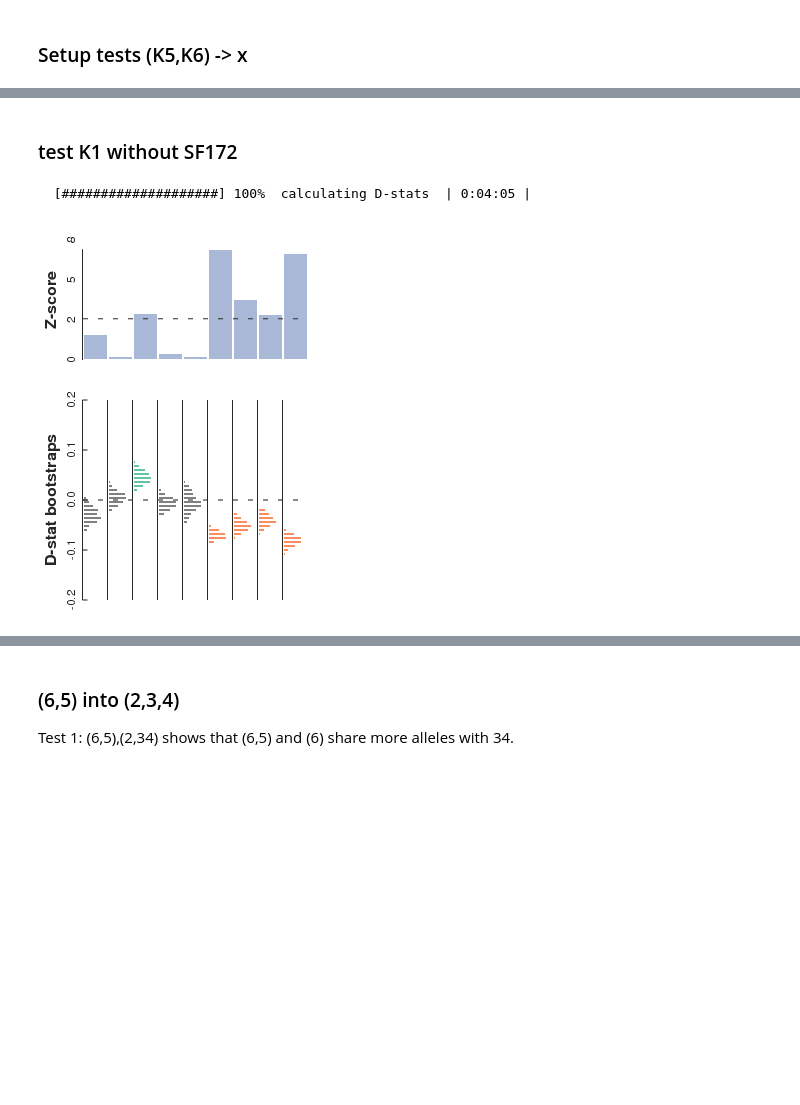
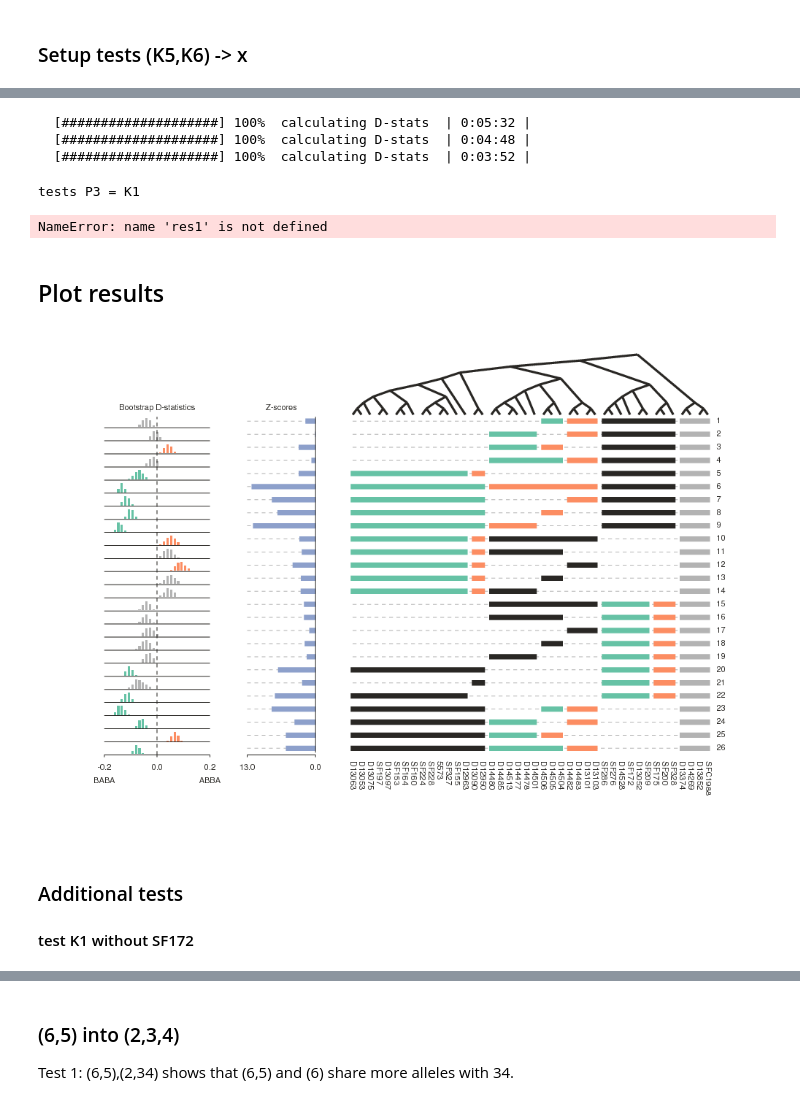
Before and after one commit to dereneaton/Canarium-GBS, a Jupyter notebook: abba-baba-Canarium.ipynb, the cells around one changed output, grey strips where cells are left out. Cells and saved outputs as stored; diff of their text form; code cells hidden in the pictures; blank space fills up the shorter version.

Commit message:
baba notebook up

```diff
--- a/abba-baba-Canarium.ipynb
+++ b/abba-baba-Canarium.ipynb
@@ -41,7 +42,7 @@ tree = {
 
     "K3": ["D14504", "D14506", "D14505"],
 
-    "K4": ["D14501", "D14478", "D14480", "D14513", "D14477"],
+    "K4": ["D14501", "D14478", "D14480", "D14485", "D14513", "D14477"],
 
     "K5": ["D13090", "D12950"],
 
@@ -302,4 +252,67 @@ baba.bootplot(rdict["K3m2"], bdict["K3m2"], width=300, alpha=0.01)
+# %%
+res1, boots1 = baba.batch(handle, tests_K1, 1, 1000, ipyclient)
+res2, boots2 = baba.batch(handle, tests_K2, 1, 1000, ipyclient)
+res3, boots3 = baba.batch(handle, tests_K3, 1, 1000, ipyclient)
+# %% [output]
+  [####################] 100%  calculating D-stats  | 0:05:32 |
+  [####################] 100%  calculating D-stats  | 0:04:48 |
+  [####################] 100%  calculating D-stats  | 0:03:52 |
+# %%
+boots1 = np.loadtxt("boots1.npy")
+boots2 = np.loadtxt("boots2.npy")
+boots3 = np.loadtxt("boots3.npy")
+allboots = np.loadtxt("allboots.npy")
+# %%
+print "tests P3 = K1"
+print res1
+print "\ntests P3 = K2,K3,K4"
+print res2
+print "\ntests P3 = K5,K6"
+print res3
+# %% [output]
+tests P3 = K1
+NameError: name 'res1' is not defined
+# %%
+## combine test dicts and boots arrays
+alltests = tests_K1 + tests_K2 + tests_K3
+allboots = np.concatenate([boots1, boots2, boots3])
+
+## save the boots arrays
+np.savetxt("boots1.npy", boots1)
+np.savetxt("boots2.npy", boots2)
+np.savetxt("boots3.npy", boots3)
+np.savetxt("allboots.npy", allboots)
+# %% [markdown]
+## Plot results
+# %%
+## load the tree
+tre = baba.Tree(newick)
+
+## plot with boots and several styling args
+canvas, axes = tre.draw(
+                     taxdicts=alltests,
+                     bootsarr=allboots,
+                     height=700,
+                     width=1000,
+                     use_edge_lengths=False,
+                     vlshow=False,
+                     vsize=0,
+                     show_tips=True,
+                     pct_tree_y=0.15,
+                     cex="11px",
+                     test_labels=True,
+                    )
+
+## save plot as PDF
+toyplot.pdf.render(canvas, "dstats_full.pdf")
+
+## embed in notebook
+canvas
+# %% [output]
+[figure, added]
 # %% [markdown]
-### test K1 without SF172
+### Additional tests
+
+#### test K1 without SF172
 # %%
 ## tests with p3=K1
@@ -367,10 +380,3 @@ tests_K1_S = [
     'p1': tree["K5"] + tree["K6"],
     },
 ]
-# %%
-## run the tests
-rdict["K1S"], bdict["K1S"] = baba.batch(handle, tests_K1_S, None, 1000, ipyclient)
-baba.bootplot(rdict["K1S"], bdict["K1S"], width=300, alpha=0.01)
-# %% [output]
-  [####################] 100%  calculating D-stats  | 0:04:05 |
-[figure, removed]
```
Also changed, not shown: parts of 134 cells of this notebook.
